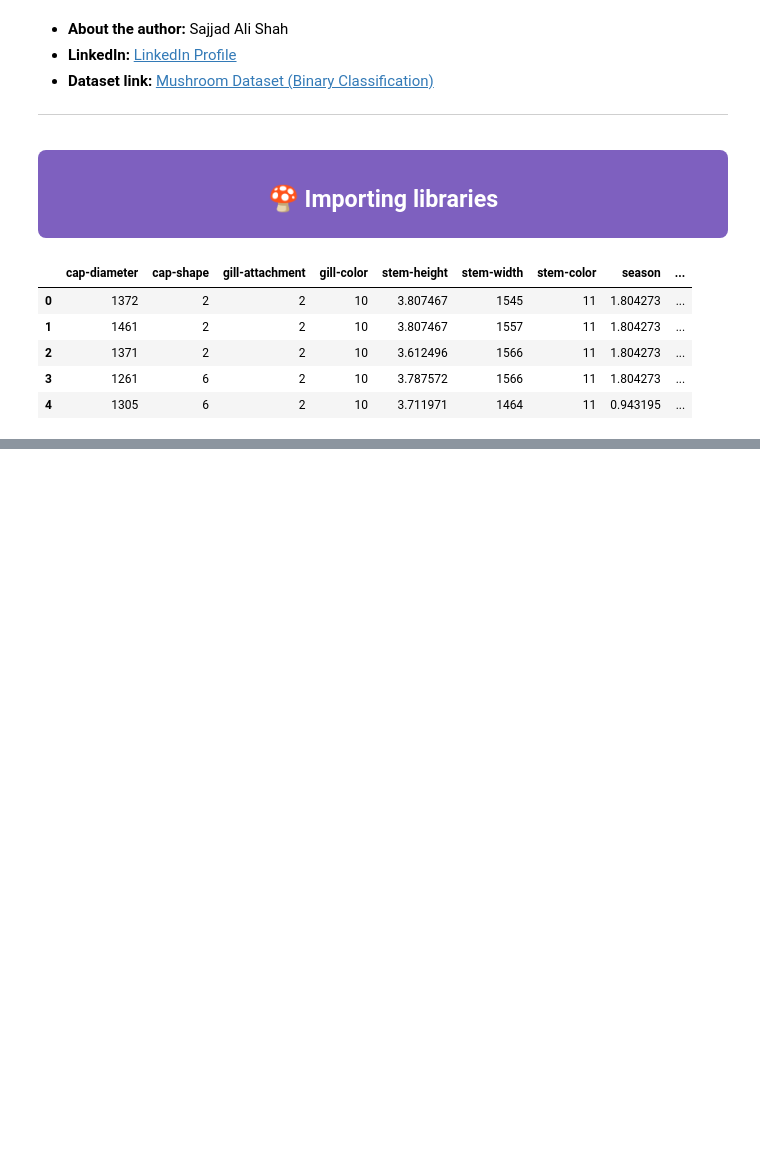
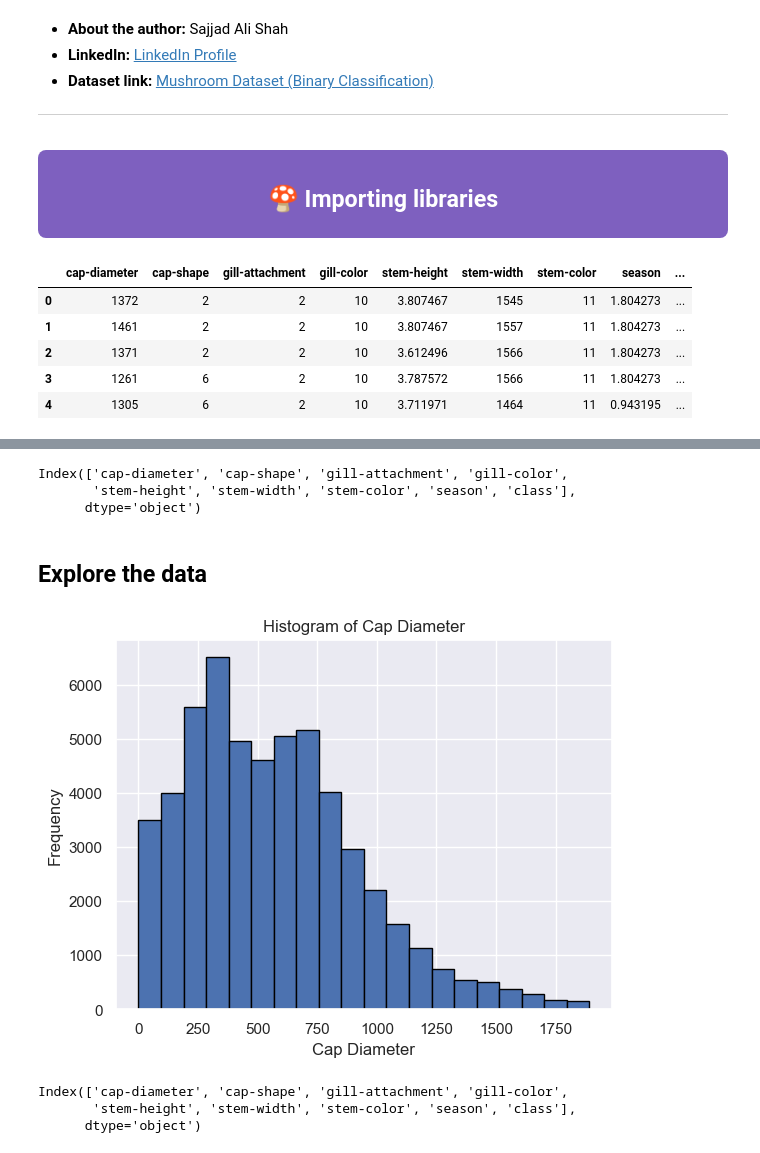
Before and after one commit to SajjadKhanYousafzai/Projects--Kaggle-, a Jupyter notebook: Mushroom_cleaned/mushroom.ipynb, the cells around one changed output, grey strips where cells are left out. Cells and saved outputs as stored; diff of their text form; code cells hidden in the pictures; blank space fills up the shorter version.

```diff
--- a/Mushroom_cleaned/mushroom.ipynb
+++ b/Mushroom_cleaned/mushroom.ipynb
@@ -96,0 +123,22 @@ df.head()
+# %%
+df.columns
+# %% [output]
+Index(['cap-diameter', 'cap-shape', 'gill-attachment', 'gill-color',
+       'stem-height', 'stem-width', 'stem-color', 'season', 'class'],
+      dtype='object')
+# %% [markdown]
+## Explore the data
+# %%
+plt.hist(df["cap-diameter"], bins=20, edgecolor='black')
+plt.title('Histogram of Cap Diameter')
+plt.xlabel('Cap Diameter')
+plt.ylabel('Frequency')
+plt.show()
+# %% [output]
+[figure, added]
+# %%
+df.columns
+# %% [output]
+Index(['cap-diameter', 'cap-shape', 'gill-attachment', 'gill-color',
+       'stem-height', 'stem-width', 'stem-color', 'season', 'class'],
+      dtype='object')
```
Also changed, not shown: parts of 27 cells of this notebook.
